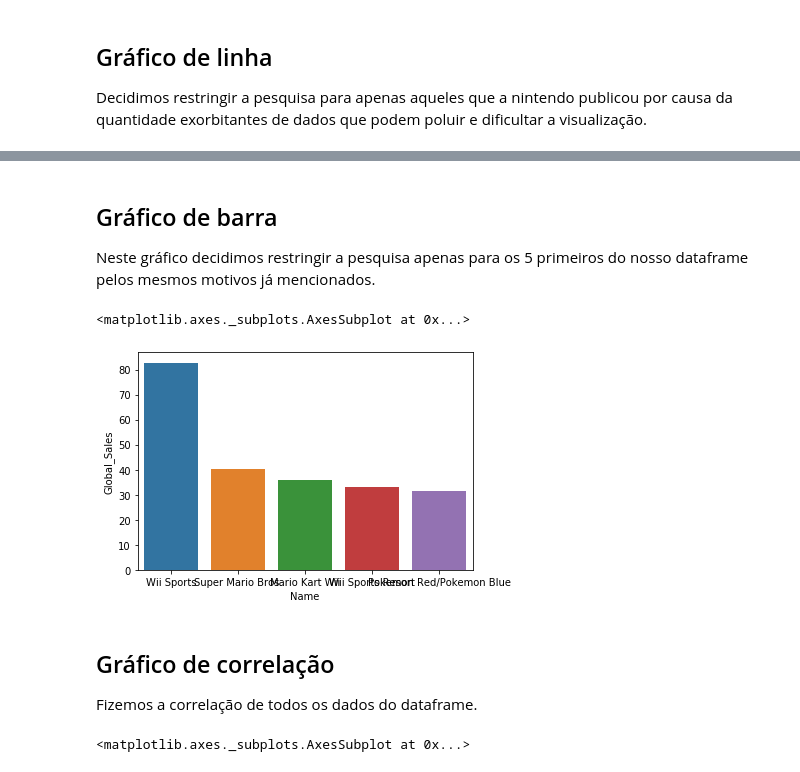
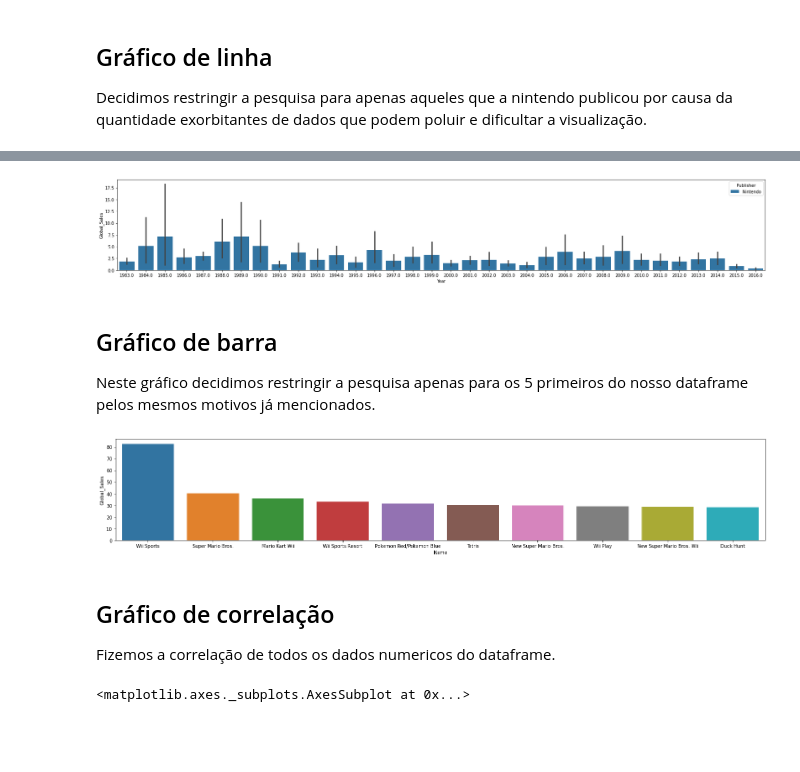
Before and after one commit to gregorylira/Analyze-the-videogame-sales-database, a Jupyter notebook: ProjetoICD.ipynb, the cells around one changed output, grey strips where cells are left out. Cells and saved outputs as stored; diff of their text form; code cells hidden in the pictures; blank space fills up the shorter version.

```diff
--- a/ProjetoICD.ipynb
+++ b/ProjetoICD.ipynb
@@ -211,17 +209,22 @@ sns.lineplot(data=Nintendovg, x="Year", y="Global_Sales", hue="Publisher", marke
+# %%
+g = sns.barplot(data=Nintendovg, x="Year", y="Global_Sales", hue="Publisher")
+g.figure.set_figwidth(28)
+# %% [output]
+[figure, added]
 # %% [markdown]
 ## Gráfico de barra
 Neste gráfico decidimos restringir a pesquisa apenas para os 5 primeiros do nosso dataframe pelos mesmos motivos já mencionados.
 # %%
-tratamentos = vg.head(5)
+tratamentos = vg.head(10)
 
 tratamentos
-sns.barplot(data=tratamentos, x="Name", y="Global_Sales")
+g = sns.barplot(data=tratamentos, x="Name", y="Global_Sales")
+g.figure.set_figwidth(25)
 # %% [output]
-<matplotlib.axes._subplots.AxesSubplot at 0x...>
-[figure, old version]
+[figure, new version]
 # %% [markdown]
 ## Gráfico de correlação
-Fizemos a correlação de todos os dados do dataframe.
+Fizemos a correlação de todos os dados numericos do dataframe.
 # %%
 vg.corr()
 sns.heatmap(vg.corr())
```
Also changed, not shown: parts of 3 cells of this notebook.
